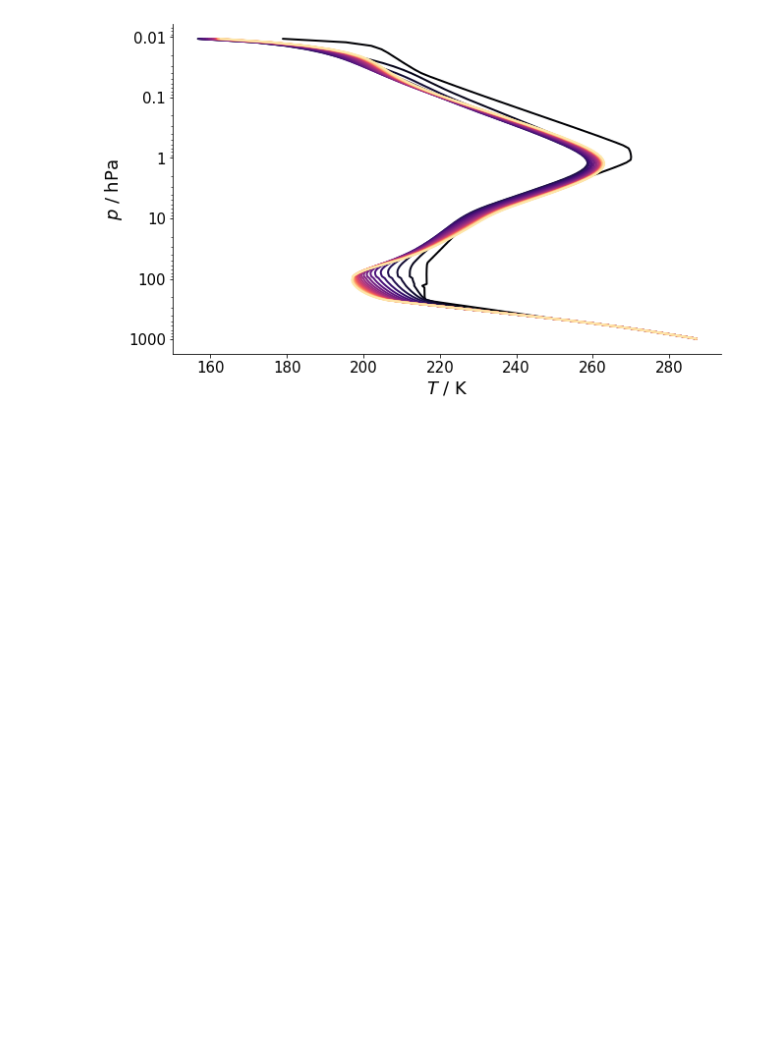
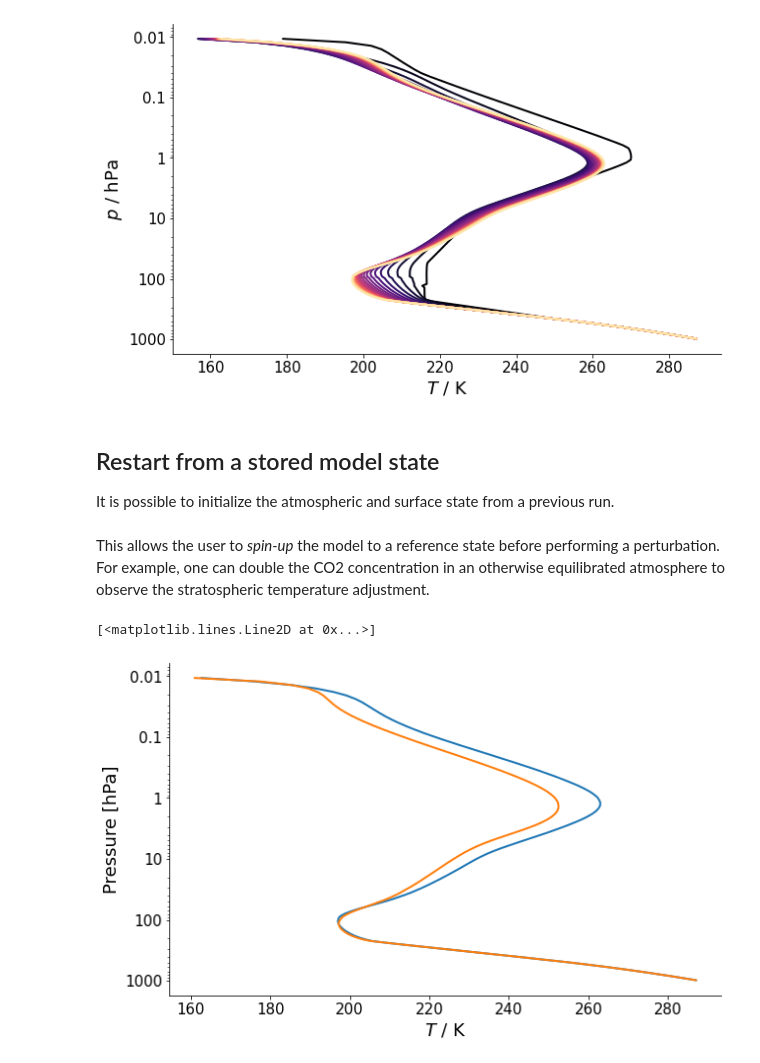
Before and after one commit to atmtools/konrad, a Jupyter notebook: _sources/netcdf_output.ipynb, the cells around one changed output. Drawn from its saved outputs; the diff is of its cells as text; code cells hidden in the pictures; blank space fills up the shorter version.

```diff
--- a/_sources/netcdf_output.ipynb
+++ b/_sources/netcdf_output.ipynb
@@ -45,3 +45,36 @@ ax.set_ylabel(r"$p$ / hPa")
 # %% [output]
 Text(0, 0.5, '$p$ / hPa')
 [figure]
+# %% [markdown]
+## Restart from a stored model state
+
+It is possible to initialize the atmospheric and surface state from a previous run.
+# %%
+ncfile = "my_rce_output.nc"
+atmosphere = konrad.atmosphere.Atmosphere.from_netcdf(ncfile)
+surface = konrad.surface.FixedTemperature.from_netcdf(ncfile)
+# %% [markdown]
+This allows the user to _spin-up_ the model to a reference state before performing a perturbation.
+For example, one can double the CO2 concentration in an otherwise equilibrated atmosphere to observe the stratospheric temperature adjustment.
+# %%
+# Plot reference state
+fig, ax = plt.subplots()
+plots.profile_p_log(atmosphere["plev"], atmosphere["T"][-1])
+ax.set_xlabel(r"$T$ / K")
+ax.set_ylabel(r"$p$ / hPa")
+
+atmosphere["CO2"][:] *= 2. # Double the CO2 concentration
+
+rce = konrad.RCE(
+    atmosphere,
+    surface=surface,
+    timestep='12h',  # Set timestep in model time.
+    max_duration='100d',  # Set maximum runtime.
+)
+rce.run()
+
+# Plot adjusted state
+plots.profile_p_log(atmosphere["plev"], atmosphere["T"][-1])
+# %% [output]
+[<matplotlib.lines.Line2D at 0x...>]
+[figure, added]
```
Also changed, not shown: 35 other files.
